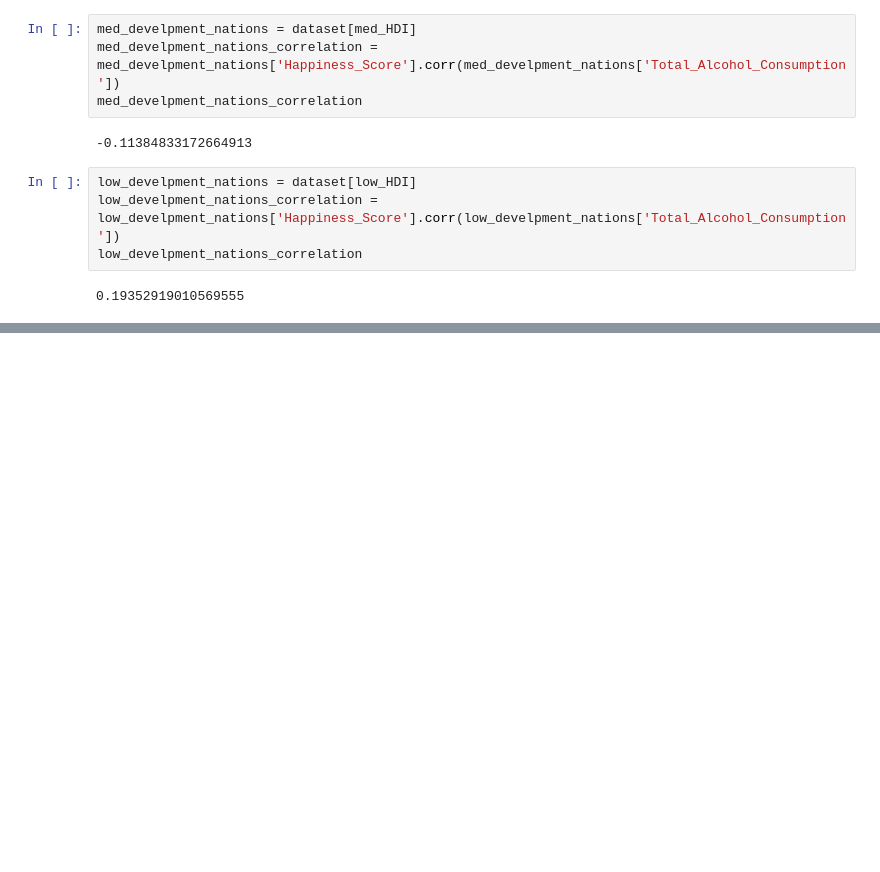
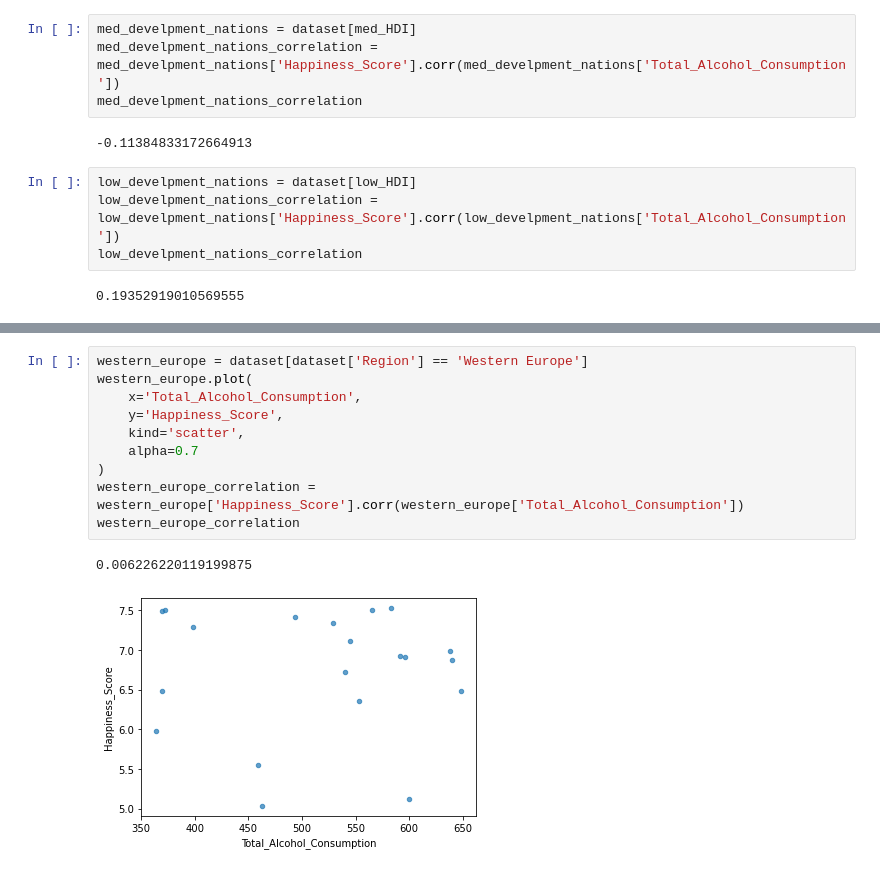
Before and after one commit to jaharbaugh/exploring-happiness-and-alcohol, a Jupyter notebook: alcohol-happiness.ipynb, the cells around one changed output, grey strips where cells are left out. Saved outputs shown, nothing was run; the diff lists cells and outputs as text; blank space fills up the shorter version.

```diff
--- a/alcohol-happiness.ipynb
+++ b/alcohol-happiness.ipynb
@@ -288,0 +301,13 @@ development_correlations = [high_develpment_nations_correlation, med_develpment_
+# %%
+western_europe = dataset[dataset['Region'] == 'Western Europe']
+western_europe.plot(
+    x='Total_Alcohol_Consumption',
+    y='Happiness_Score',
+    kind='scatter',
+    alpha=0.7
+)
+western_europe_correlation = western_europe['Happiness_Score'].corr(western_europe['Total_Alcohol_Consumption'])
+western_europe_correlation
+# %% [output]
+0.006226220119199875
+[figure, added]
```
Also changed, not shown: parts of 27 cells of this notebook.
